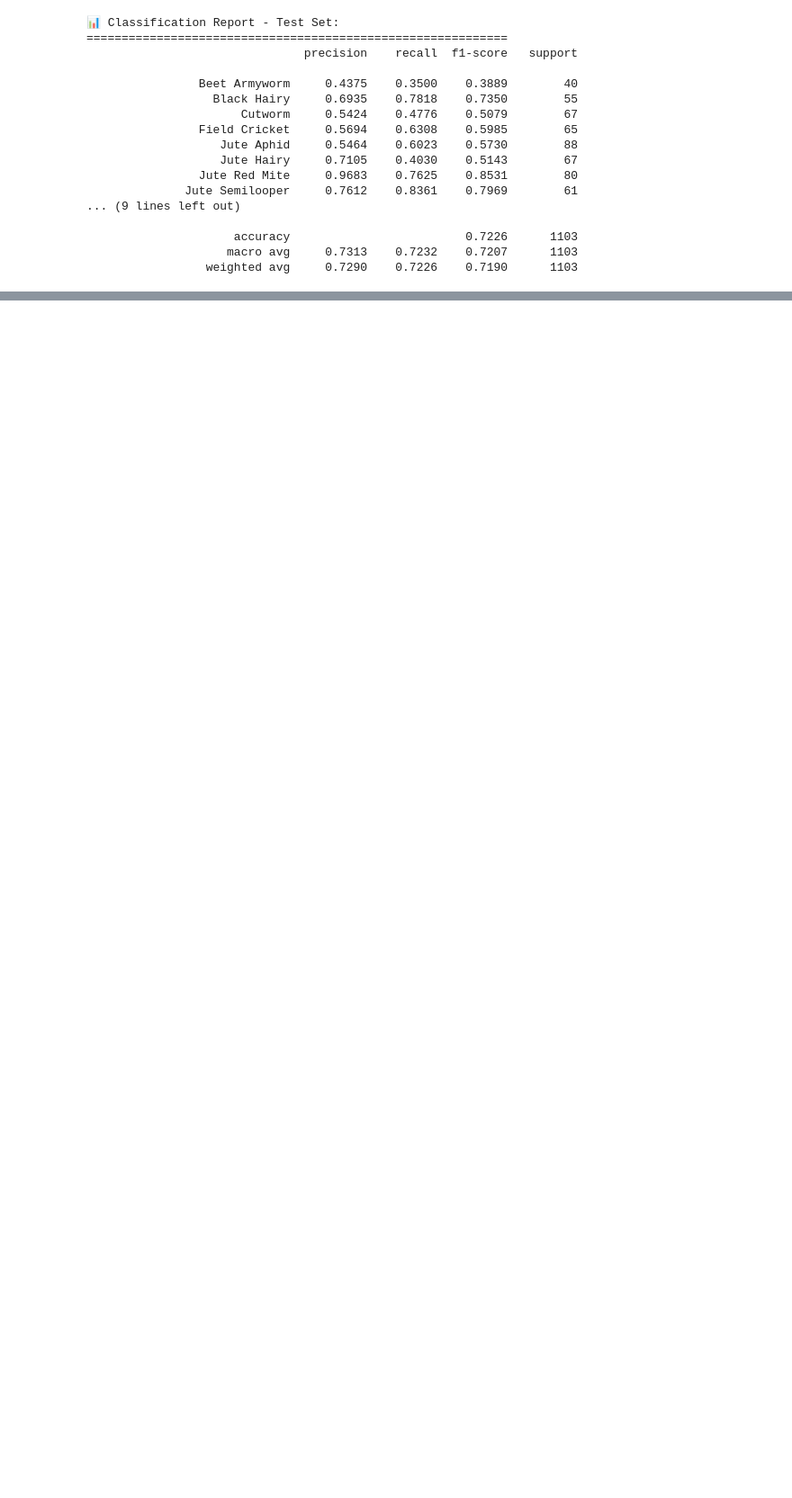
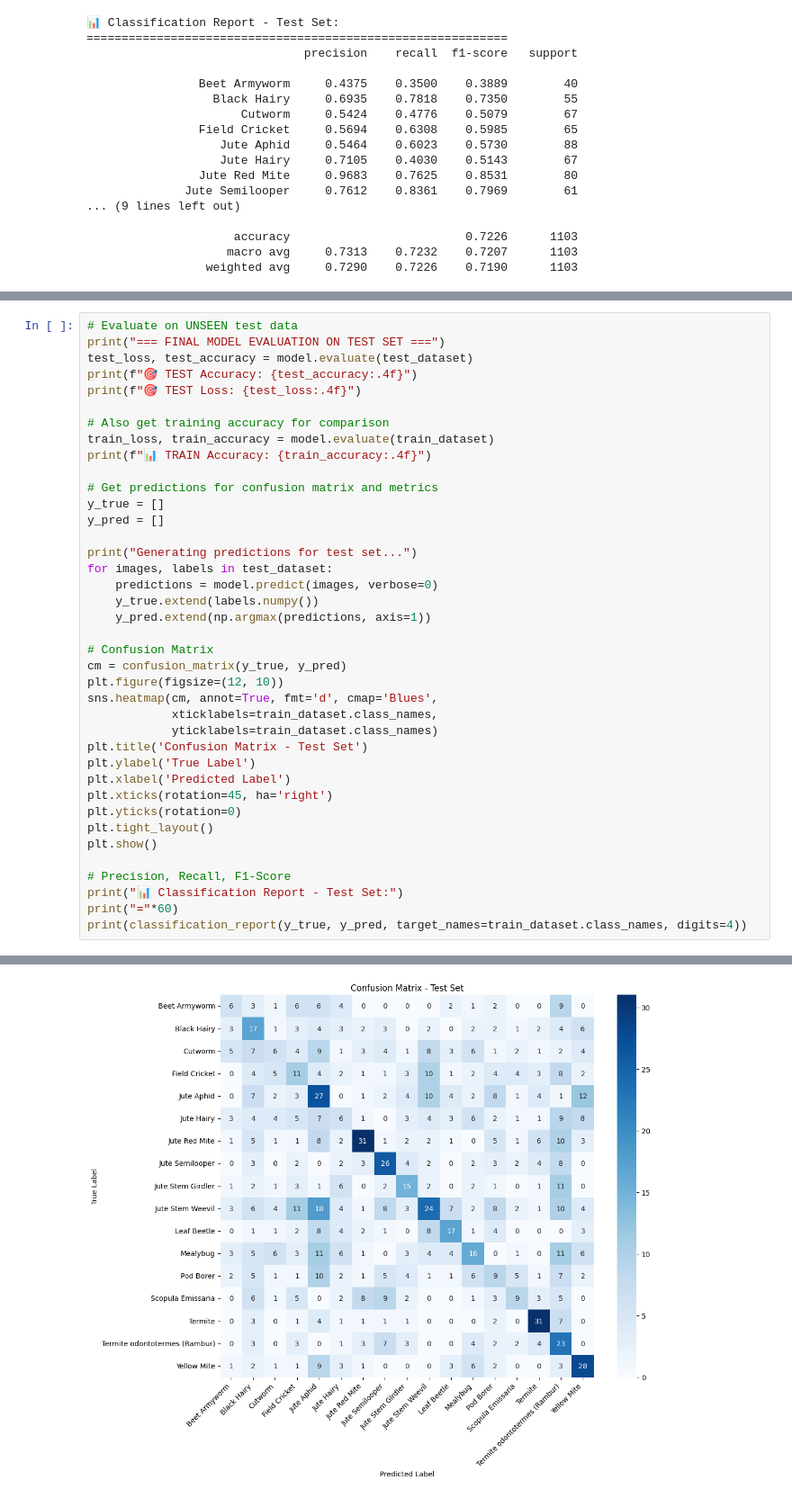
Before and after one commit to HimethW/CNN-for-image-classification--EN3150, a Jupyter notebook: AssignmentCNN.ipynb, the cells around one changed output, grey strips where cells are left out. Shown at 90% size. Saved outputs shown, nothing was run; the diff lists cells and outputs as text; blank space fills up the shorter version.

```diff
--- a/AssignmentCNN.ipynb
+++ b/AssignmentCNN.ipynb
@@ -335,0 +382,40 @@ Generating predictions for test set...
+# %%
+# Evaluate on UNSEEN test data
+print("=== FINAL MODEL EVALUATION ON TEST SET ===")
+test_loss, test_accuracy = model.evaluate(test_dataset)
+print(f"🎯 TEST Accuracy: {test_accuracy:.4f}")
+print(f"🎯 TEST Loss: {test_loss:.4f}")
+
+# Also get training accuracy for comparison
+train_loss, train_accuracy = model.evaluate(train_dataset)
+print(f"📊 TRAIN Accuracy: {train_accuracy:.4f}")
+
+# Get predictions for confusion matrix and metrics
+y_true = []
+y_pred = []
+
+print("Generating predictions for test set...")
+for images, labels in test_dataset:
+    predictions = model.predict(images, verbose=0)
+    y_true.extend(labels.numpy())
+    y_pred.extend(np.argmax(predictions, axis=1))
+
+# Confusion Matrix
+cm = confusion_matrix(y_true, y_pred)
+plt.figure(figsize=(12, 10))
+sns.heatmap(cm, annot=True, fmt='d', cmap='Blues',
+            xticklabels=train_dataset.class_names,
+            yticklabels=train_dataset.class_names)
+plt.title('Confusion Matrix - Test Set')
+plt.ylabel('True Label')
+plt.xlabel('Predicted Label')
+plt.xticks(rotation=45, ha='right')
+plt.yticks(rotation=0)
+plt.tight_layout()
+plt.show()
+
+# Precision, Recall, F1-Score
+print("📊 Classification Report - Test Set:")
+print("="*60)
+print(classification_report(y_true, y_pred, target_names=train_dataset.class_names, digits=4))
+# %% [output]
@@ -335,0 +429 @@ Generating predictions for test set...
+[figure, added]
```
Also changed, not shown: parts of 8 cells of this notebook.
